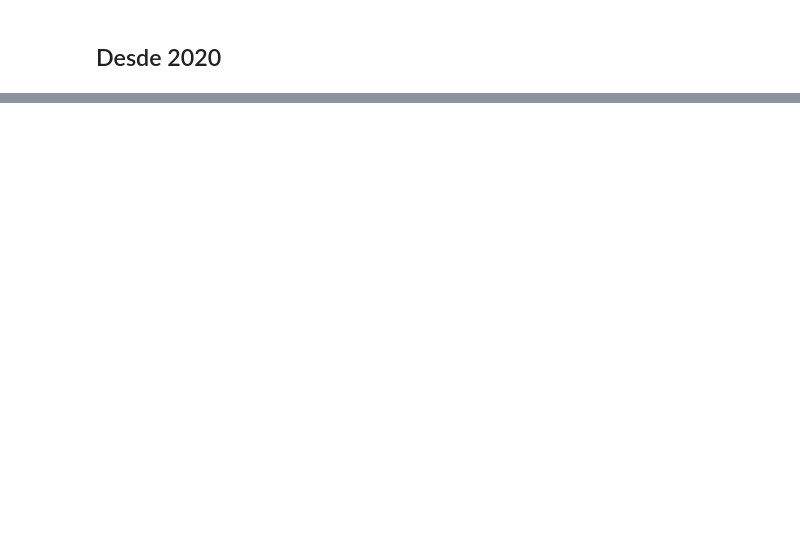
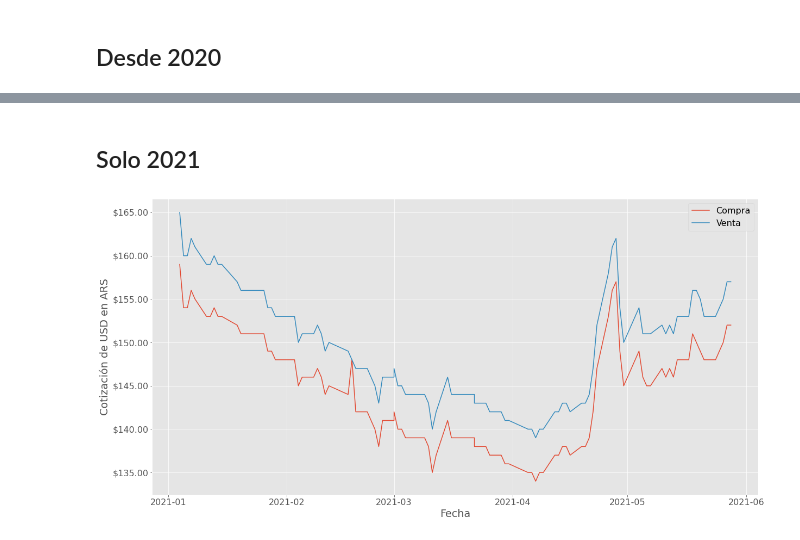
Before and after one commit to egonik-unlp/dolar_historico, a Jupyter notebook: notebooks/ambito.ipynb, the cells around one changed output, grey strips where cells are left out. Drawn from its saved outputs; the diff is of its cells as text; code cells hidden in the pictures; blank space fills up the shorter version.

```diff
--- a/notebooks/ambito.ipynb
+++ b/notebooks/ambito.ipynb
@@ -133,0 +136,18 @@ plt.show()
+# %% [markdown]
+## Solo 2021
+# %%
+
+ultimo_mes = df[df.index > '2021']
+fig, ax = plt.subplots(1,1 ,figsize=(20,10))
+
+ax.plot(ultimo_mes.index, ultimo_mes.Compra, label= 'Compra')
+ax.plot(ultimo_mes.index, ultimo_mes.Venta, label= 'Venta')
+ax.set_ylabel('Cotización de USD en ARS')
+ax.set_xlabel('Fecha')
+fmt='${x:.2f}'
+tick = mtick.StrMethodFormatter(fmt)
+ax.get_yaxis().set_major_formatter(tick)
+plt.legend()
+plt.show()
+# %% [output]
+[figure, added]
```
Also changed, not shown: parts of 4 cells of this notebook.
